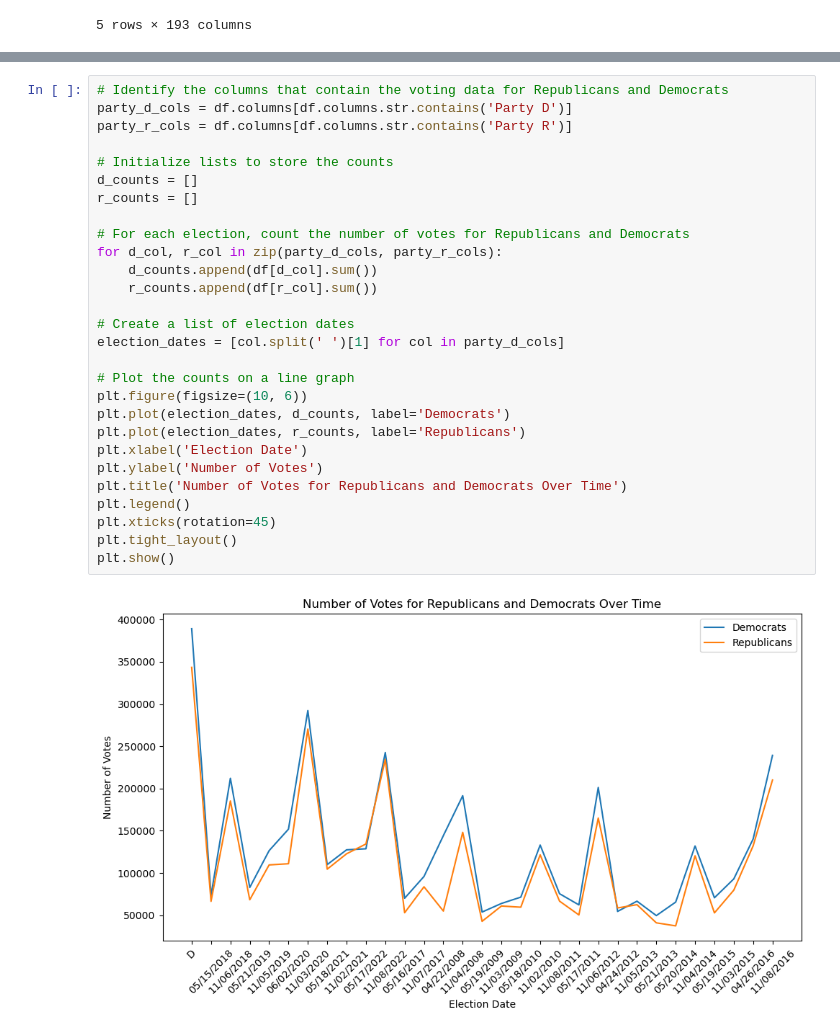
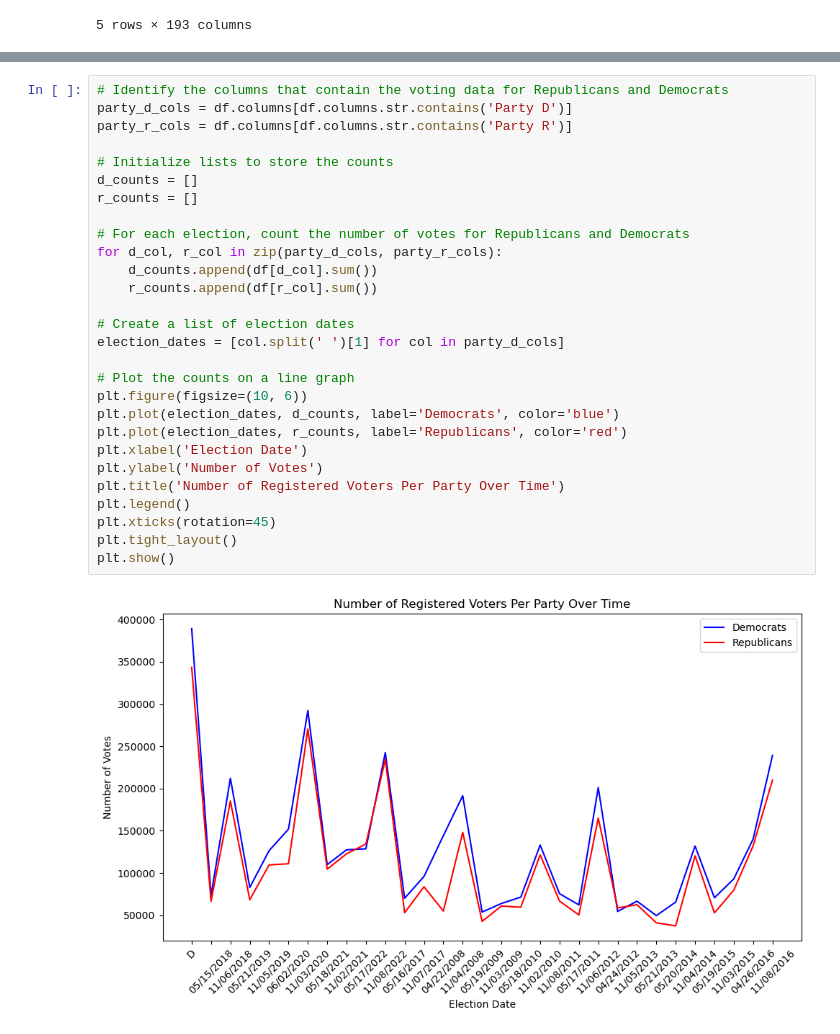
Before and after one commit to aaronzberger/VoterPrediction, a Jupyter notebook: EDA.ipynb, the cells around one changed output, grey strips where cells are left out. Drawn from its saved outputs; the diff is of its cells as text.

```diff
--- a/EDA.ipynb
+++ b/EDA.ipynb
@@ -284,33 +302,33 @@ plt.show()
 # %%
 # Identify the columns that contain the voting data for Republicans and Democrats
 party_d_cols = df.columns[df.columns.str.contains('Party D')]
 party_r_cols = df.columns[df.columns.str.contains('Party R')]
 
 # Initialize lists to store the counts
 d_counts = []
 r_counts = []
 
 # For each election, count the number of votes for Republicans and Democrats
 for d_col, r_col in zip(party_d_cols, party_r_cols):
     d_counts.append(df[d_col].sum())
     r_counts.append(df[r_col].sum())
 
 # Create a list of election dates
 election_dates = [col.split(' ')[1] for col in party_d_cols]
 
 # Plot the counts on a line graph
 plt.figure(figsize=(10, 6))
-plt.plot(election_dates, d_counts, label='Democrats')
-plt.plot(election_dates, r_counts, label='Republicans')
+plt.plot(election_dates, d_counts, label='Democrats', color='blue')
+plt.plot(election_dates, r_counts, label='Republicans', color='red')
 plt.xlabel('Election Date')
 plt.ylabel('Number of Votes')
-plt.title('Number of Votes for Republicans and Democrats Over Time')
+plt.title('Number of Registered Voters Per Party Over Time')
 plt.legend()
 plt.xticks(rotation=45)
 plt.tight_layout()
 plt.show()
 # %% [output]
-[figure, old version]
+[figure, new version]
 # %%
 # Identify the columns that contain the vote by mail data
 mail_vote_cols = df.columns[df.columns.str.contains('By Mail')]
```
Also changed, not shown: parts of 9 cells of this notebook.
